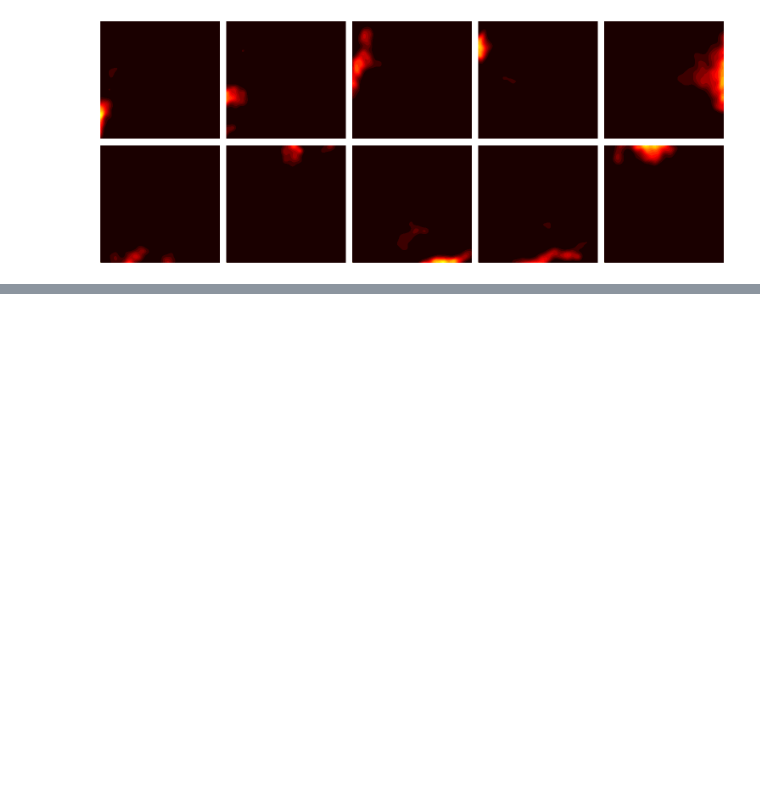
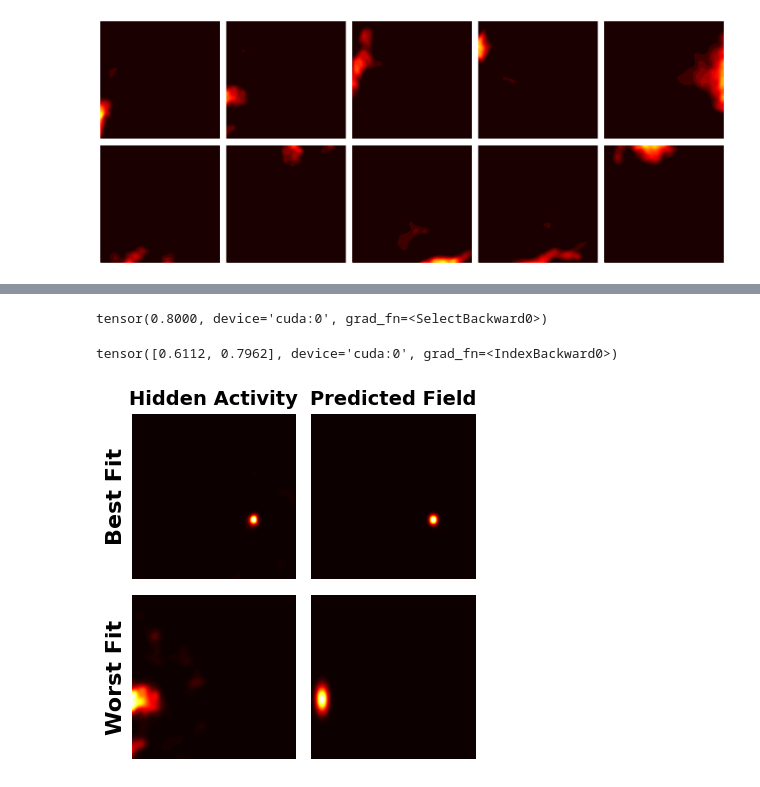
Before and after one commit to ChackMociute/Master-Thesis, a Jupyter notebook: analysis/place_fields.ipynb, the cells around one changed output, grey strips where cells are left out. Cells and saved outputs as stored; diff of their text form; code cells hidden in the pictures; blank space fills up the shorter version.

Commit message:
Added place field plots

```diff
--- a/analysis/place_fields.ipynb
+++ b/analysis/place_fields.ipynb
@@ -40,3 +40,8 @@ plt.tight_layout()
 plt.show()
 # %% [output]
 [figure]
+# %%
+hidden = net.lin1(exp.grid_cells).permute((-1, 0, 1))
+preds = exp.pfs.predict()
+# preds[:,0,0] = hidden.max().item()
+# hidden[:,0,0] = hidden.max()
@@ -42,0 +55,11 @@ plt.show()
+# %%
+explained = exp.pfs.calc_fitness()
+idx = explained[explained > 0.5].sort().indices
+# %%
+i = 0
+pred_worst = preds[explained > 0.5][idx[i]]
+real_worst = hidden[explained > 0.5][idx[i]]
+# %%
+i = -1
+pred_best = preds[explained > 0.5][idx[i]]
+real_best = hidden[explained > 0.5][idx[i]]
@@ -42,0 +76,4 @@ plt.show()
+# %%
+exp.pfs.calc_fitness()[0]
+# %% [output]
+tensor(0.8000, device='cuda:0', grad_fn=<SelectBackward0>)
@@ -42,0 +88,29 @@ plt.show()
+# %%
+exp.pfs.calc_fitness()[explained > 0.5][[idx[0].item(), idx[-1].item()]]
+# %% [output]
+tensor([0.6112, 0.7962], device='cuda:0', grad_fn=<IndexBackward0>)
+# %%
+_, axs = plt.subplots(2, 2, figsize=(4, 4))
+
+axs[0, 0].contourf(real_best.detach().cpu(), levels=100, cmap='hot')
+axs[0, 1].contourf(pred_best.detach().cpu(), levels=100, cmap='hot')
+axs[1, 0].contourf(real_worst.detach().cpu(), levels=100, cmap='hot')
+axs[1, 1].contourf(pred_worst.detach().cpu(), levels=100, cmap='hot')
+
+axs[0, 0].set_title('Hidden Activity', fontweight='bold', fontsize=14)
+axs[0, 1].set_title('Predicted Field', fontweight='bold', fontsize=14)
+axs[0, 0].set_ylabel('Best Fit', fontweight='bold', fontsize=16)
+axs[1, 0].set_ylabel('Worst Fit', fontweight='bold', fontsize=16)
+
+for ax in axs.flatten():
+    ax.axis('equal')
+    ax.get_yaxis().set_ticks([])
+    ax.get_xaxis().set_ticks([])
+    for spine in ax.spines.values():
+        spine.set_visible(False)
+
+plt.tight_layout()
+plt.savefig("../figs/pfs.png")
+plt.show()
+# %% [output]
+[figure, added]
```
Also changed, not shown: parts of 11 cells of this notebook, 3 other files.
